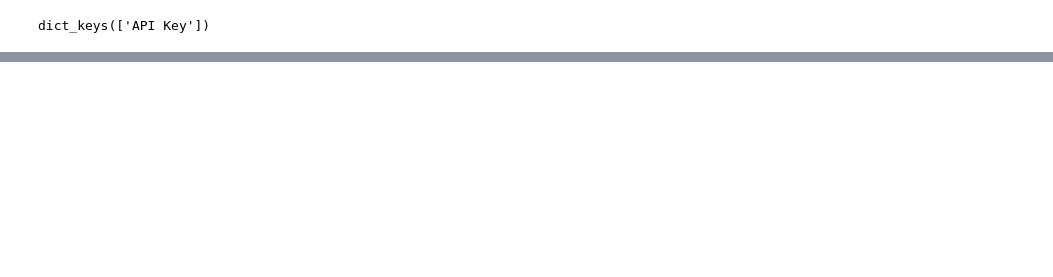
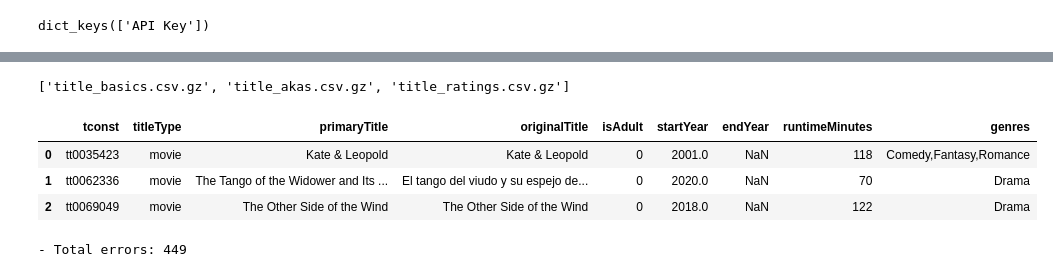
Before and after one commit to wrodemoyer/Movies-IMDB, a Jupyter notebook: Movies - IMDB.ipynb, the cells around one changed output, grey strips where cells are left out. Cells and saved outputs as stored; diff of their text form; code cells hidden in the pictures; blank space fills up the shorter version.

```diff
--- a/Movies - IMDB.ipynb
+++ b/Movies - IMDB.ipynb
@@ -240,0 +281,6 @@ tmdb.API_KEY =  login['API Key']
+# %%
+FOLDER = "Data/"
+os.makedirs(FOLDER, exist_ok=True)
+os.listdir(FOLDER)
+# %% [output]
+['title_basics.csv.gz', 'title_akas.csv.gz', 'title_ratings.csv.gz']
@@ -240,0 +304,7 @@ tmdb.API_KEY =  login['API Key']
+# %%
+basics.head(3)
+# %% [output]
+|  | tconst | titleType | primaryTitle | originalTitle | isAdult | startYear | endYear | runtimeMinutes | genres |
+| 0 | tt0035423 | movie | Kate & Leopold | Kate & Leopold | 0 | 2001.0 | NaN | 118 | Comedy,Fantasy,Romance |
+| 1 | tt0062336 | movie | The Tango of the Widower and Its ... | El tango del viudo y su espejo de... | 0 | 2020.0 | NaN | 70 | Drama |
+| 2 | tt0069049 | movie | The Other Side of the Wind | The Other Side of the Wind | 0 | 2018.0 | NaN | 122 | Drama |
@@ -240,0 +315,49 @@ tmdb.API_KEY =  login['API Key']
+# %%
+# Start of OUTER loop
+for YEAR in tqdm_notebook(YEARS_TO_GET, desc='YEARS', position=0):
+
+    #Defining the JSON file to store results for year
+    JSON_FILE = f'{FOLDER}tmdb_api_results_{YEAR}.json'
+
+    # Check if file exists
+    file_exists = os.path.isfile(JSON_FILE)
+
+    # If it does not exist: create it
+    if file_exists == False:
+    # save an empty dict with just "imdb_id" to the new json file.
+        with open(JSON_FILE,'w') as f:
+            json.dump([{'imdb_id':0}],f)
+
+    #Saving new year as the current df
+    df = basics.loc[ basics['startYear']==YEAR].copy()
+    # saving movie ids to list
+    movie_ids = df['tconst'].copy()
+
+    # Load existing data from json into a dataframe called "previous_df"
+    previous_df = pd.read_json(JSON_FILE)
+
+    # filter out any ids that are already in the JSON_FILE
+    movie_ids_to_get = movie_ids[~movie_ids.isin(previous_df['imdb_id'])]
+
+    #Get index and movie id from list
+    # INNER Loop
+    for movie_id in tqdm_notebook(movie_ids_to_get,
+                                  desc=f'Movies from {YEAR}',
+                                  position=1,
+                                  leave=True):
+        try:
+            # Retrieve then data for the movie id
+            temp = get_movie_with_rating(movie_id)
+            # Append/extend results to existing file using a pre-made function
+            write_json(temp,JSON_FILE)
+            # Short 20 ms sleep to prevent overwhelming server
+            time.sleep(0.02)
+
+        except Exception as e:
+            errors.append([movie_id, e])
+    final_year_df = pd.read_json(JSON_FILE)
+    final_year_df.to_csv(f"{FOLDER}final_tmdb_data_{YEAR}.csv.gz", compression="gzip", index=False)
+
+print(f"- Total errors: {len(errors)}")
+# %% [output]
+- Total errors: 449
```
Also changed, not shown: parts of 10 cells of this notebook, 7 other files.
